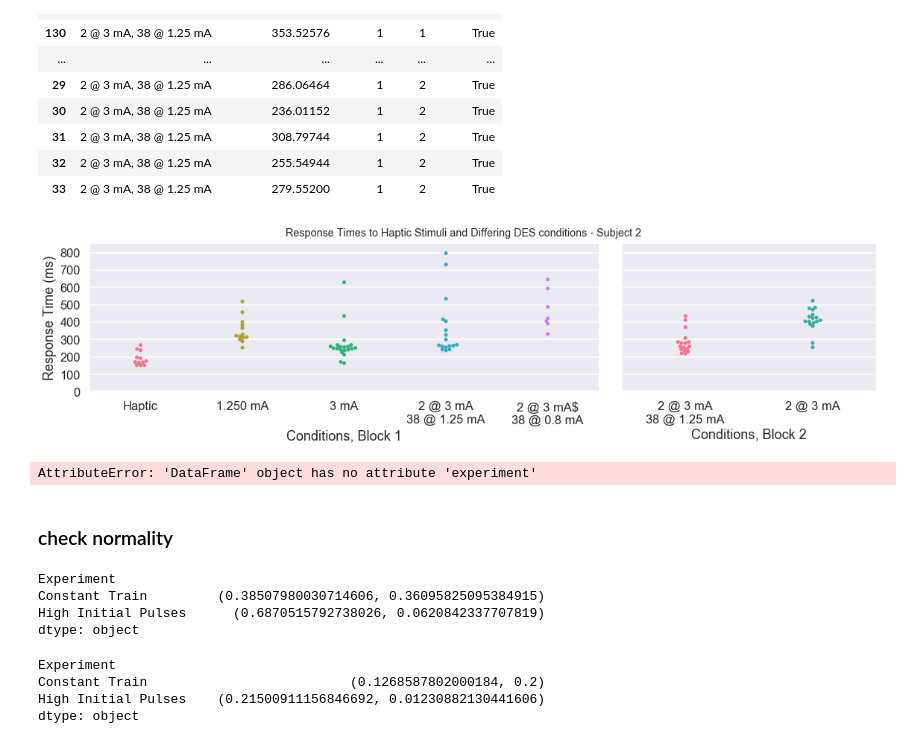
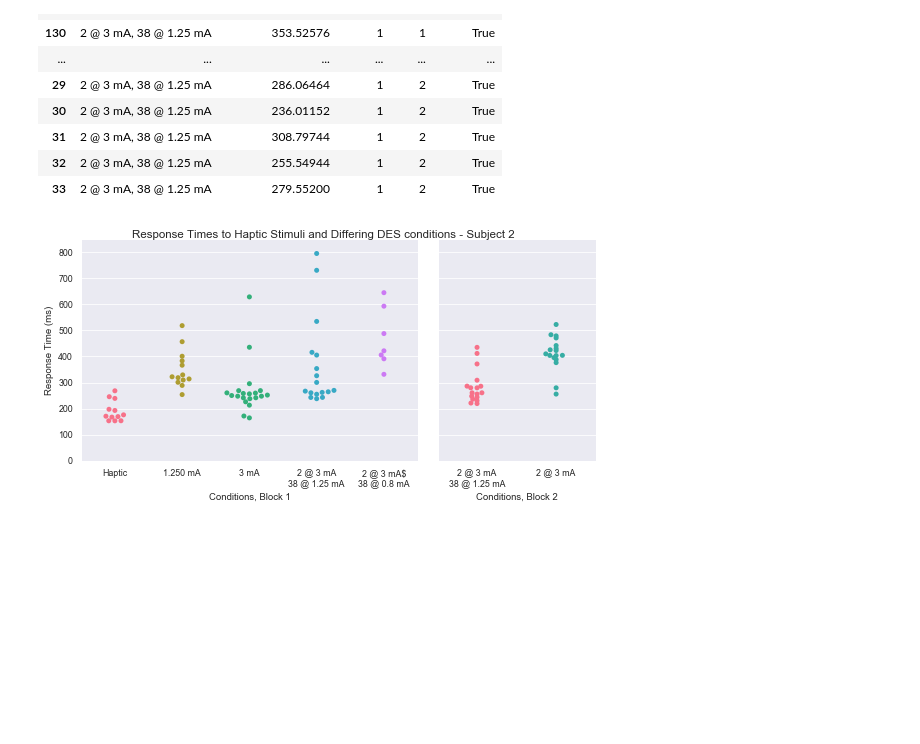
Before and after one commit to davidjuliancaldwell/StimulationResponseTimingPython, a Jupyter notebook: 3ada8b_priming.ipynb, the cells around one changed output. Saved outputs shown, nothing was run; the diff lists cells and outputs as text; code cells hidden in the pictures; blank space fills up the shorter version.

```diff
--- a/3ada8b_priming.ipynb
+++ b/3ada8b_priming.ipynb
@@ -110,7 +110,7 @@ dataCleaned.groupby(['Subject','Experiment']).describe().round()
 |  | 3 mA | 20.0 | 271.0 | 99.0 | 164.0 | 240.0 | 251.0 | 262.0 | 629.0 |
 |  | Haptic | 12.0 | 190.0 | 40.0 | 153.0 | 164.0 | 173.0 | 208.0 | 268.0 |
 # %%
-typeOrderSort= ['1.25 mA','0.8 mA','3 mA','2 @ 3 mA, 38 @ 1.25 mA','2 @ 3, 38 @ 0.800 mA','2 @ 3 mA, 38 @ 1.25 mA','2 @ 3 mA']
+typeOrderSort= ['1.25 mA','0.8 mA','3 mA','2 @ 3 mA, 38 @ 1.25 mA','2 @ 3, 38 @ 0.8 mA','2 @ 3 mA, 38 @ 1.25 mA','2 @ 3 mA']
 dataCleaned=dataCleaned.assign(typeOrder=dataCleaned.Experiment.isin(typeOrderSort))
 
 
@@ -139,77 +139,47 @@ dataCleaned[dataCleaned['Experiment'] == '2 @ 3 mA, 38 @ 1.25 mA']
 | 32 | 2 @ 3 mA, 38 @ 1.25 mA | 255.54944 | 1 | 2 | True |
 | 33 | 2 @ 3 mA, 38 @ 1.25 mA | 279.55200 | 1 | 2 | True |
 # %%
-### use the "data cleaned" variable from above to make the individual subject plot
 
-sns.set_context("talk")
-frameIndividual = sns.FacetGrid(data=dataCleaned,col='block',height=4, aspect=2,sharex=False,sharey=True,gridspec_kws={"width_ratios": [4, 2]})
-#frameIndividual.map(sns.swarmplot,'experiment','responsez time (ms)','typeOrder')
-sns.set(rc={'figure.figsize':(3,4)})
-plt.tight_layout()
+fig = plt.figure(figsize=(8,4))
+ax2 = plt.subplot2grid((1, 3), (0, 0), colspan=2)
+sns.set_context("paper")
 
-frameIndividual.map(sns.swarmplot,'Experiment',"Response Time (ms)",palette='husl')
-frameIndividual.axes[0,0].set_xlabel('Conditions, Block 1')
-frameIndividual.axes[0,1].set_xlabel('Conditions, Block 2')
-frameIndividual.axes[0,0].set_title('')
-frameIndividual.axes[0,1].set_title('')
+sns.swarmplot('Experiment',"Response Time (ms)",data=dataCleaned[dataCleaned.block == '1'],palette='husl')
 
+ax3 = plt.subplot2grid((1, 3), (0,2 ), colspan=1)
+sns.swarmplot('Experiment',"Response Time (ms)",data=dataCleaned[dataCleaned.block == '2'],palette='husl')
 
-#dataCleaned['typeOrder']
+ax2.set_xlabel('Conditions, Block 1')
+ax3.set_xlabel('Conditions, Block 2')
+ax3.set_ylabel('')
+ax3.set_yticklabels('')
+ax2.set_title('')
+ax3.set_title('')
+
 figIndividual = plt.gcf()
-plt.ylim([0,850])
 
-#frameIndividual.axes[0,0].set_title('Different stimulation train response times ')
-
-#plt.subplots_adjust(top=0.85)
-title = frameIndividual.fig.suptitle('Response Times to Haptic Stimuli and Differing DES conditions - Subject 2') # can also get the figure from plt.gcf()
-#title.set_fontsize(25)
+title = fig.suptitle('Response Times to Haptic Stimuli and Differing DES conditions - Subject 2') # can also get the figure from plt.gcf()
 
 xlab1 = ['Haptic','1.250 mA','3 mA','2 @ 3 mA','2 @ 3 mA$']
 xlab2 = ['','','','38 @ 1.25 mA','38 @ 0.8 mA']
 xlabels = ["{}\n{}".format(x1, x2) for x1, x2, in zip(xlab1,xlab2)]
 
-frameIndividual.axes[0,0].set_xticklabels(xlabels)
+ax2.set_xticklabels(xlabels)
 
 xlab12 =['2 @ 3 mA','2 @ 3 mA']
 xlab22 =['38 @ 1.25 mA','']
 xlabels2 = ["{}\n{}".format(x1, x2) for x1, x2, in zip(xlab12,xlab22)]
-frameIndividual.axes[0,1].set_xticklabels(xlabels2)
+ax3.set_xticklabels(xlabels2)
 
-saveFig = 0
+ax2.set_ylim([0,850])
+ax3.set_ylim([0,850])
+
+plt.tight_layout()
+
+saveFig = 1
 if saveFig:
     figIndividual.savefig('3ada8b_priming_RT_CP_paper.svg', dpi=600,bbox_inches='tight')
     figIndividual.savefig('3ada8b_priming_RT_CP_paper.png', dpi=600,bbox_inches='tight')
     figIndividual.savefig('3ada8b_priming_RT_CP_paper.eps', dpi=600,bbox_inches='tight')
 # %% [output]
-[figure, old version]
+[figure, new version]
-# %%
-from scipy.stats.mstats import kruskalwallis
-
-priming = dataCleaned[(dataCleaned.Subject == '1') & (dataCleaned.experiment == 'priming')]['response time (ms)'].dropna()
-noPriming = dataCleaned[(dataCleaned.Subject == '1') & (dataCleaned.experiment == 'no priming')]['response time (ms)'].dropna()
-scipy.stats.kruskal(priming,noPriming)
-# %% [output]
-AttributeError: 'DataFrame' object has no attribute 'experiment'
-# %% [markdown]
-### check normality
-# %%
-data = dataCleaned.dropna()
-
-groupedData = data.groupby(['Experiment'])
-
-groupedData.apply(lambda x: scipy.stats.anderson((x['Response Time (ms)']),dist='norm'))
-
-import statsmodels.api as sm
-groupedData.apply(lambda x: sm.stats.diagnostic.normal_ad((x['Response Time (ms)'])))
-# %% [output]
-Experiment
-Constant Train         (0.38507980030714606, 0.36095825095384915)
-High Initial Pulses      (0.6870515792738026, 0.0620842337707819)
-dtype: object
-# %%
-groupedData.apply(lambda x: sm.stats.diagnostic.kstest_normal(x['Response Time (ms)'], dist='norm', pvalmethod='approx'))
-# %% [output]
-Experiment
-Constant Train                          (0.1268587802000184, 0.2)
-High Initial Pulses    (0.21500911156846692, 0.01230882130441606)
-dtype: object
```
Also changed, not shown: parts of 2 cells of this notebook, 8 other files.
